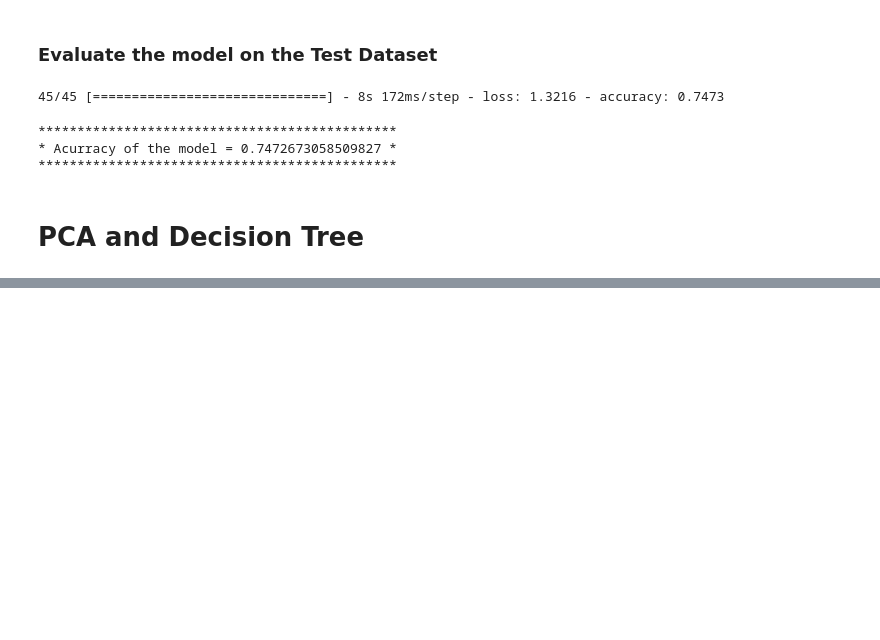
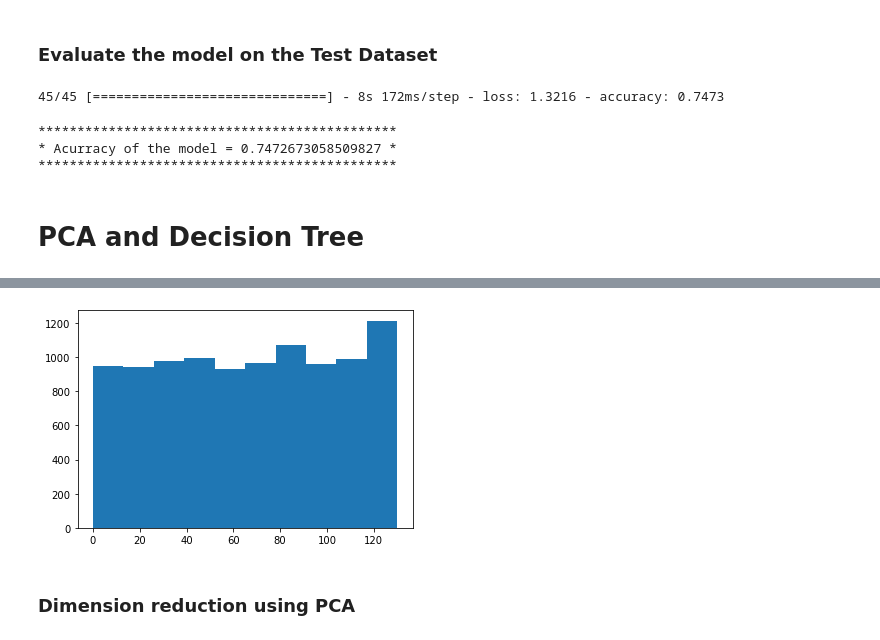
Before and after one commit to teob97/fruits_classifier, a Jupyter notebook: main.ipynb, the cells around one changed output, grey strips where cells are left out. Drawn from its saved outputs; the diff is of its cells as text; code cells hidden in the pictures; blank space fills up the shorter version.

```diff
--- a/main.ipynb
+++ b/main.ipynb
@@ -223,0 +221,7 @@ plt.imshow(x[1])
+# %%
+plt.hist(np.argmax(y, axis = 1))
+plt.show()
+# %% [output]
+[figure, added]
+# %% [markdown]
+### Dimension reduction using PCA
```
Also changed, not shown: parts of 10 cells of this notebook, 1 other file.
